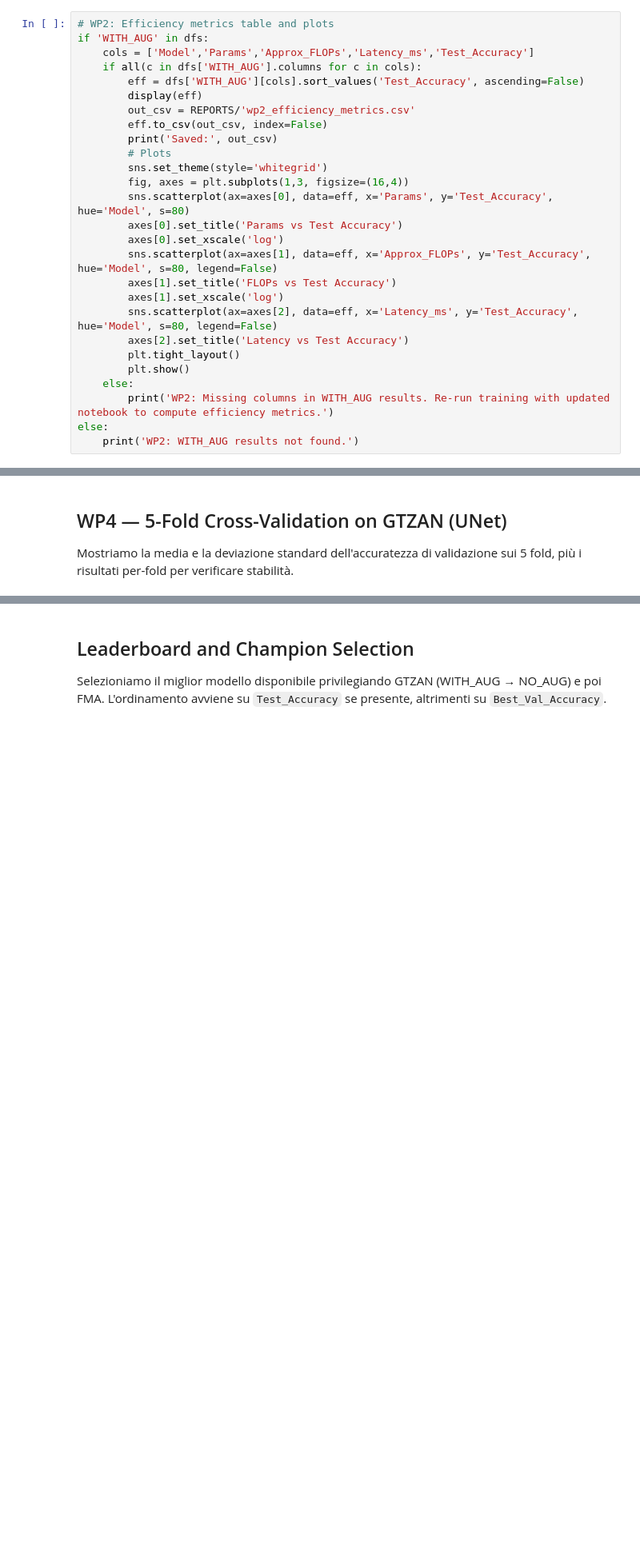
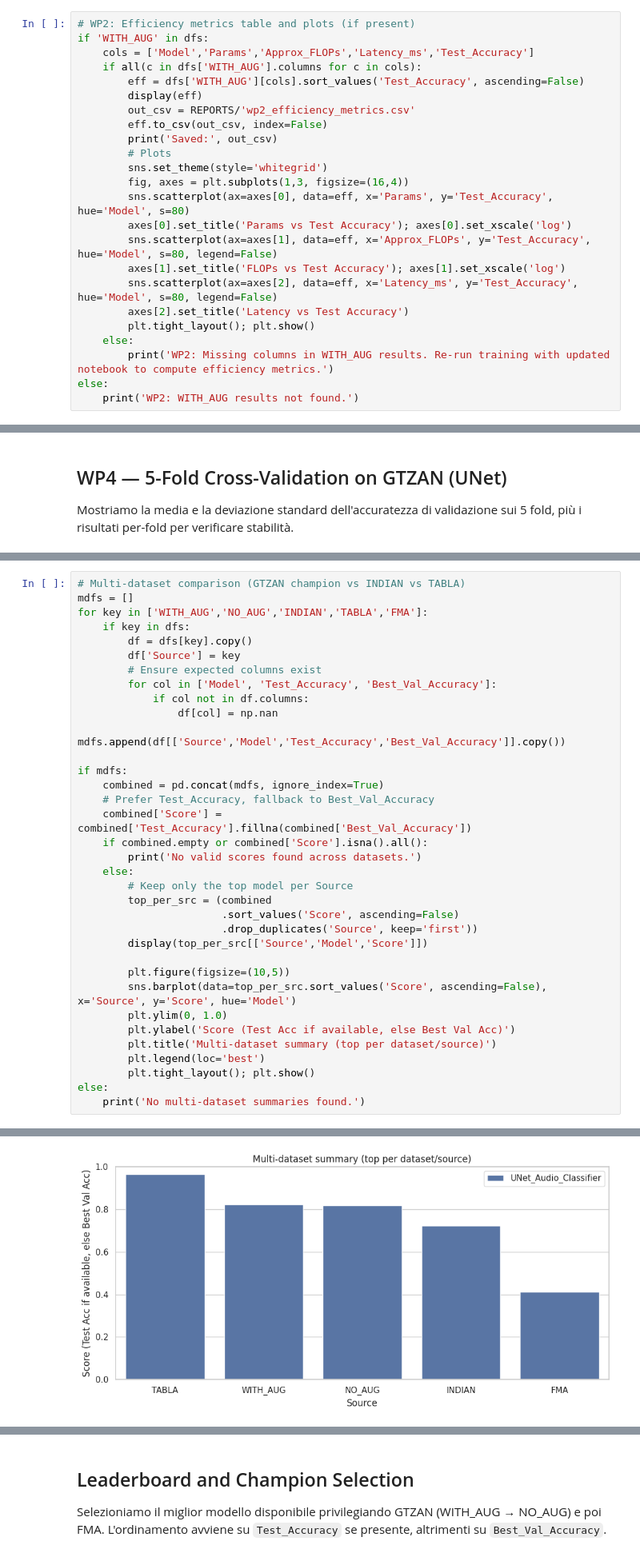
Before and after one commit to alepot55/Reproducible-MGC-GTZAN, a Jupyter notebook: notebooks/02_Final_Analysis_and_Paper_Figures.ipynb, the cells around one changed output, grey strips where cells are left out. Shown at 80% size. Saved outputs shown, nothing was run; the diff lists cells and outputs as text; blank space fills up the shorter version.

```diff
--- a/notebooks/02_Final_Analysis_and_Paper_Figures.ipynb
+++ b/notebooks/02_Final_Analysis_and_Paper_Figures.ipynb
@@ -103,7 +123,7 @@ Saved: /home/alepot55/Desktop/projects/naml_project/reports/wp1_ablation_with_vs
 
 Confrontiamo l'accuratezza test con e senza data augmentation (SpecAugment). Ci aspettiamo un piccolo guadagno in media; differenze troppo grandi possono indicare variabilità dovuta a random seed o split.
 # %%
-# WP2: Efficiency metrics table and plots
+# WP2: Efficiency metrics table and plots (if present)
 if 'WITH_AUG' in dfs:
     cols = ['Model','Params','Approx_FLOPs','Latency_ms','Test_Accuracy']
     if all(c in dfs['WITH_AUG'].columns for c in cols):
@@ -116,15 +136,12 @@ if 'WITH_AUG' in dfs:
         sns.set_theme(style='whitegrid')
         fig, axes = plt.subplots(1,3, figsize=(16,4))
         sns.scatterplot(ax=axes[0], data=eff, x='Params', y='Test_Accuracy', hue='Model', s=80)
-        axes[0].set_title('Params vs Test Accuracy')
-        axes[0].set_xscale('log')
+        axes[0].set_title('Params vs Test Accuracy'); axes[0].set_xscale('log')
         sns.scatterplot(ax=axes[1], data=eff, x='Approx_FLOPs', y='Test_Accuracy', hue='Model', s=80, legend=False)
-        axes[1].set_title('FLOPs vs Test Accuracy')
-        axes[1].set_xscale('log')
+        axes[1].set_title('FLOPs vs Test Accuracy'); axes[1].set_xscale('log')
         sns.scatterplot(ax=axes[2], data=eff, x='Latency_ms', y='Test_Accuracy', hue='Model', s=80, legend=False)
         axes[2].set_title('Latency vs Test Accuracy')
-        plt.tight_layout()
-        plt.show()
+        plt.tight_layout(); plt.show()
     else:
         print('WP2: Missing columns in WITH_AUG results. Re-run training with updated notebook to compute efficiency metrics.')
 else:
@@ -178,0 +196,36 @@ Verifichiamo la capacità del modello UNet di generalizzare su un dataset divers
+# %%
+# Multi-dataset comparison (GTZAN champion vs INDIAN vs TABLA)
+mdfs = []
+for key in ['WITH_AUG','NO_AUG','INDIAN','TABLA','FMA']:
+    if key in dfs:
+        df = dfs[key].copy()
+        df['Source'] = key
+        # Ensure expected columns exist
+        for col in ['Model', 'Test_Accuracy', 'Best_Val_Accuracy']:
+            if col not in df.columns:
+                df[col] = np.nan
+        mdfs.append(df[['Source','Model','Test_Accuracy','Best_Val_Accuracy']].copy())
+
+if mdfs:
+    combined = pd.concat(mdfs, ignore_index=True)
+    # Prefer Test_Accuracy, fallback to Best_Val_Accuracy
+    combined['Score'] = combined['Test_Accuracy'].fillna(combined['Best_Val_Accuracy'])
+    if combined.empty or combined['Score'].isna().all():
+        print('No valid scores found across datasets.')
+    else:
+        # Keep only the top model per Source
+        top_per_src = (combined
+                       .sort_values('Score', ascending=False)
+                       .drop_duplicates('Source', keep='first'))
+        display(top_per_src[['Source','Model','Score']])
+
+        plt.figure(figsize=(10,5))
+        sns.barplot(data=top_per_src.sort_values('Score', ascending=False), x='Source', y='Score', hue='Model')
+        plt.ylim(0, 1.0)
+        plt.ylabel('Score (Test Acc if available, else Best Val Acc)')
+        plt.title('Multi-dataset summary (top per dataset/source)')
+        plt.legend(loc='best')
+        plt.tight_layout(); plt.show()
+else:
+    print('No multi-dataset summaries found.')
+# %% [output]
@@ -179,3 +238,4 @@ Verifichiamo la capacità del modello UNet di generalizzare su un dataset divers
+[figure, added]
 # %%
 # Identify champion model across available summaries (prefer Test_Accuracy)
 champion_df, source, sort_col = None, None, None
```
Also changed, not shown: parts of 10 cells of this notebook, 27 other files.
